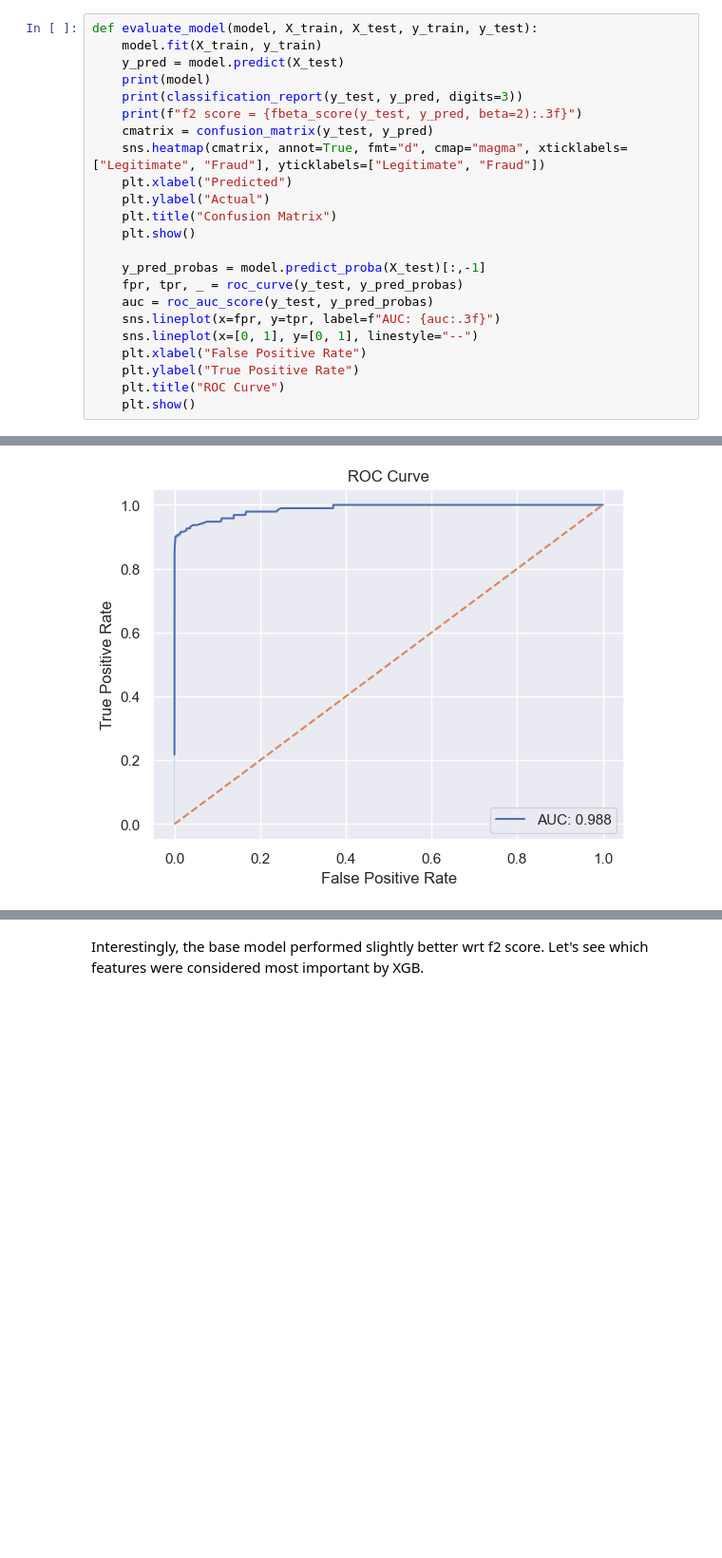
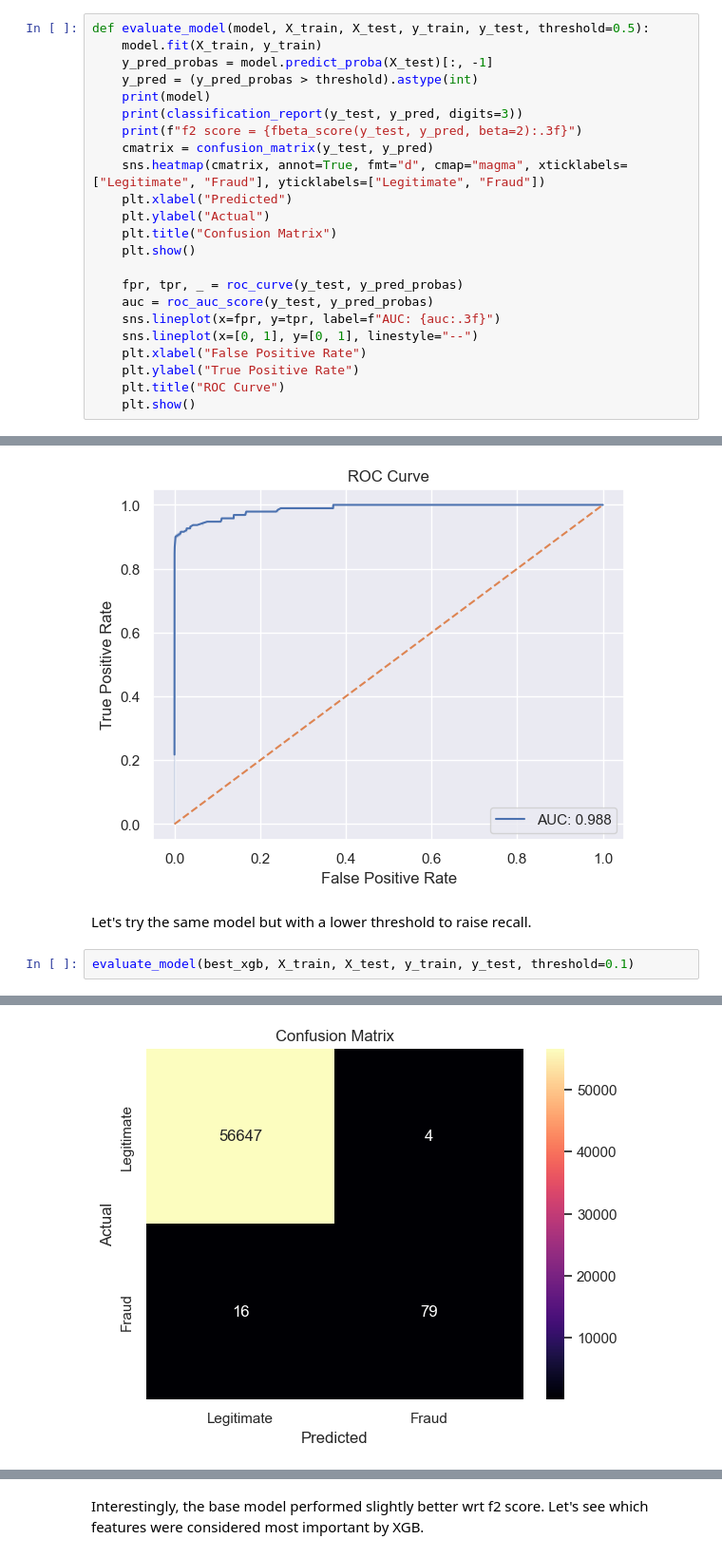
Before and after one commit to anchorelement/cc-fraud-detection, a Jupyter notebook: main.ipynb, the cells around one changed output, grey strips where cells are left out. Shown: that part at 95% size. Drawn from its saved outputs; the diff is of its cells as text; blank space fills up the shorter version.

Commit message:
Add threshold capability to evaluate_model function

```diff
--- a/main.ipynb
+++ b/main.ipynb
@@ -230,9 +229,10 @@ X_test[features_to_scale] = scaler.transform(X_test[features_to_scale])
 # %% [markdown]
 Let's define some helper functions to evaluate and compare different models.
 # %%
-def evaluate_model(model, X_train, X_test, y_train, y_test):
+def evaluate_model(model, X_train, X_test, y_train, y_test, threshold=0.5):
     model.fit(X_train, y_train)
-    y_pred = model.predict(X_test)
+    y_pred_probas = model.predict_proba(X_test)[:, -1]
+    y_pred = (y_pred_probas > threshold).astype(int)
     print(model)
     print(classification_report(y_test, y_pred, digits=3))
     print(f"f2 score = {fbeta_score(y_test, y_pred, beta=2):.3f}")
@@ -243,7 +243,6 @@ def evaluate_model(model, X_train, X_test, y_train, y_test):
     plt.title("Confusion Matrix")
     plt.show()
 
-    y_pred_probas = model.predict_proba(X_test)[:,-1]
     fpr, tpr, _ = roc_curve(y_test, y_pred_probas)
     auc = roc_auc_score(y_test, y_pred_probas)
     sns.lineplot(x=fpr, y=tpr, label=f"AUC: {auc:.3f}")
@@ -354,3 +353,8 @@ weighted avg      1.000     1.000     1.000     56746
 f2 score = 0.846
 [figure]
 [figure]
+# %% [markdown]
+Let's try the same model but with a lower threshold to raise recall.
+# %%
+evaluate_model(best_xgb, X_train, X_test, y_train, y_test, threshold=0.1)
+# %% [output]
@@ -356,0 +378 @@ f2 score = 0.846
+[figure, added]
```
Also changed, not shown: parts of 8 cells of this notebook.
